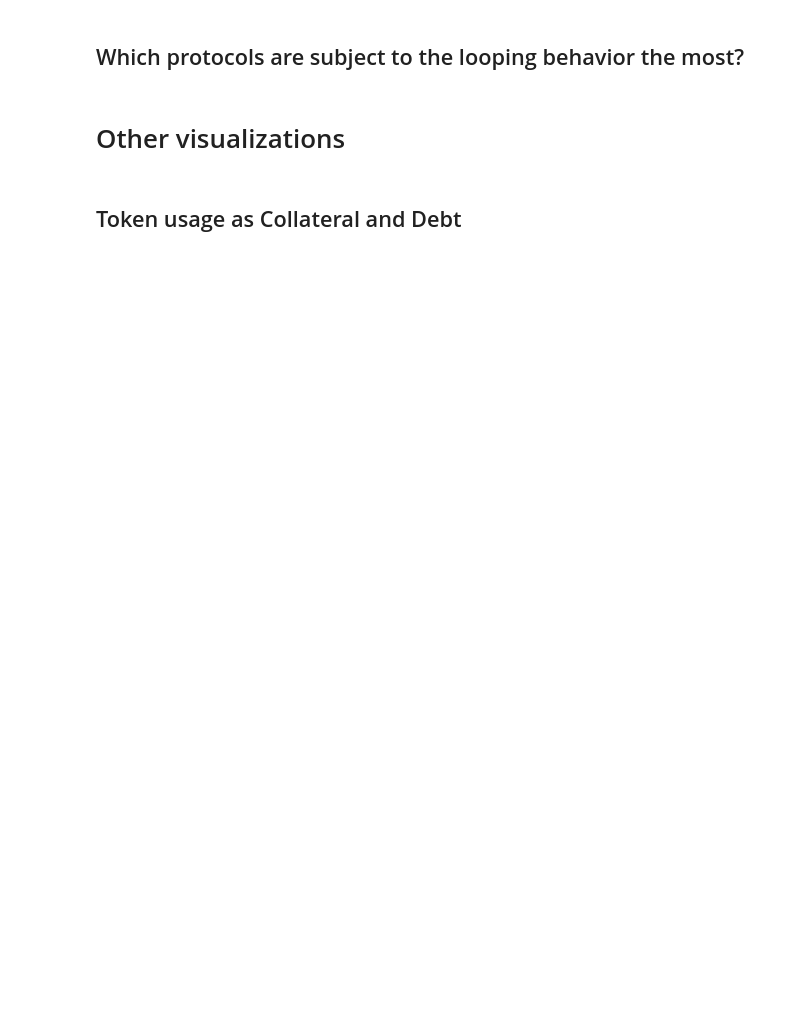
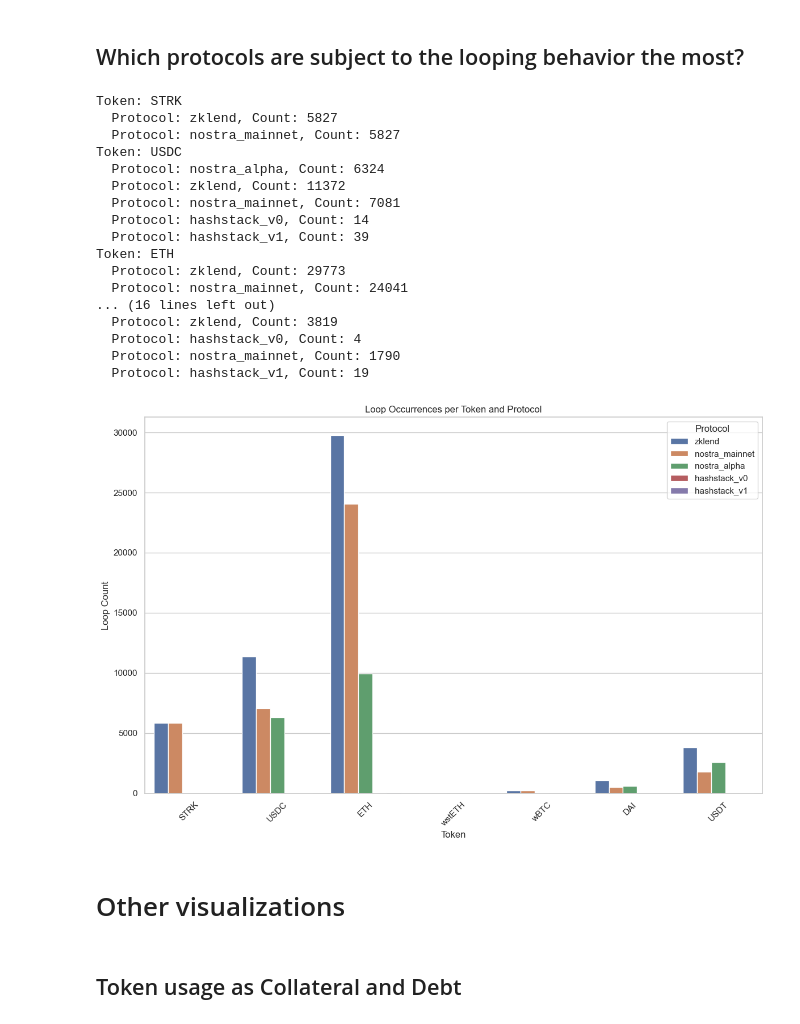
Before and after one commit to CarmineOptions/derisk-research, a Jupyter notebook: notebooks/analyze_looping_across_lending_protocols.ipynb, the cells around one changed output. Drawn from its saved outputs; the diff is of its cells as text; code cells hidden in the pictures; blank space fills up the shorter version.

```diff
--- a/notebooks/analyze_looping_across_lending_protocols.ipynb
+++ b/notebooks/analyze_looping_across_lending_protocols.ipynb
@@ -464,7 +487,7 @@ plt.show()
 def track_loop_occurrences(user_actions: Dict[str, List[Tuple[str, str, float, str]]],tokens: List[str]) -> Dict[str, Dict[str, int]]:
     loop_occurrences = defaultdict(lambda: defaultdict(int))
 
-    for user, actions in user_actions.items():
+    for user, actions in user_actions.actions.items():
         # Create a set to track protocols involved in a loop for the user
         user_protocols = defaultdict(set)
 
@@ -482,33 +505,52 @@ def track_loop_occurrences(user_actions: Dict[str, List[Tuple[str, str, float, s
 # Track loop occurrences
 loop_occurrences = track_loop_occurrences(user_actions, tokens)
 
 # Print loop occurrences for each token and protocol
 for token, protocol_counts in loop_occurrences.items():
     print(f"Token: {token}")
     for protocol, count in protocol_counts.items():
         print(f"  Protocol: {protocol}, Count: {count}")
 
 # Convert loop occurrences to a DataFrame for visualization
 loop_data = []
 for token, protocol_counts in loop_occurrences.items():
     for protocol, count in protocol_counts.items():
         loop_data.append({'Token': token, 'Protocol': protocol, 'Count': count})
 
 looping_data = pd.DataFrame(loop_data)
 
 # Plot the loop occurrences
 plt.figure(figsize=(12, 8))
 sns.set(style="whitegrid")
 
 sns.barplot(data=looping_data, x='Token', y='Count', hue='Protocol')
 plt.title('Loop Occurrences per Token and Protocol')
 plt.ylabel('Loop Count')
 plt.xlabel('Token')
 plt.xticks(rotation=45)
 plt.legend(title='Protocol')
 plt.tight_layout()
 
 plt.show()
+# %% [output]
+Token: STRK
+  Protocol: zklend, Count: 5827
+  Protocol: nostra_mainnet, Count: 5827
+Token: USDC
+  Protocol: nostra_alpha, Count: 6324
+  Protocol: zklend, Count: 11372
+  Protocol: nostra_mainnet, Count: 7081
+  Protocol: hashstack_v0, Count: 14
+  Protocol: hashstack_v1, Count: 39
+Token: ETH
+  Protocol: zklend, Count: 29773
+  Protocol: nostra_mainnet, Count: 24041
+... (16 lines left out)
+  Protocol: zklend, Count: 3819
+  Protocol: hashstack_v0, Count: 4
+  Protocol: nostra_mainnet, Count: 1790
+  Protocol: hashstack_v1, Count: 19
+[figure, added]
 # %% [markdown]
 # Other visualizations
 # %% [markdown]
```
Also changed, not shown: parts of 11 cells of this notebook.
